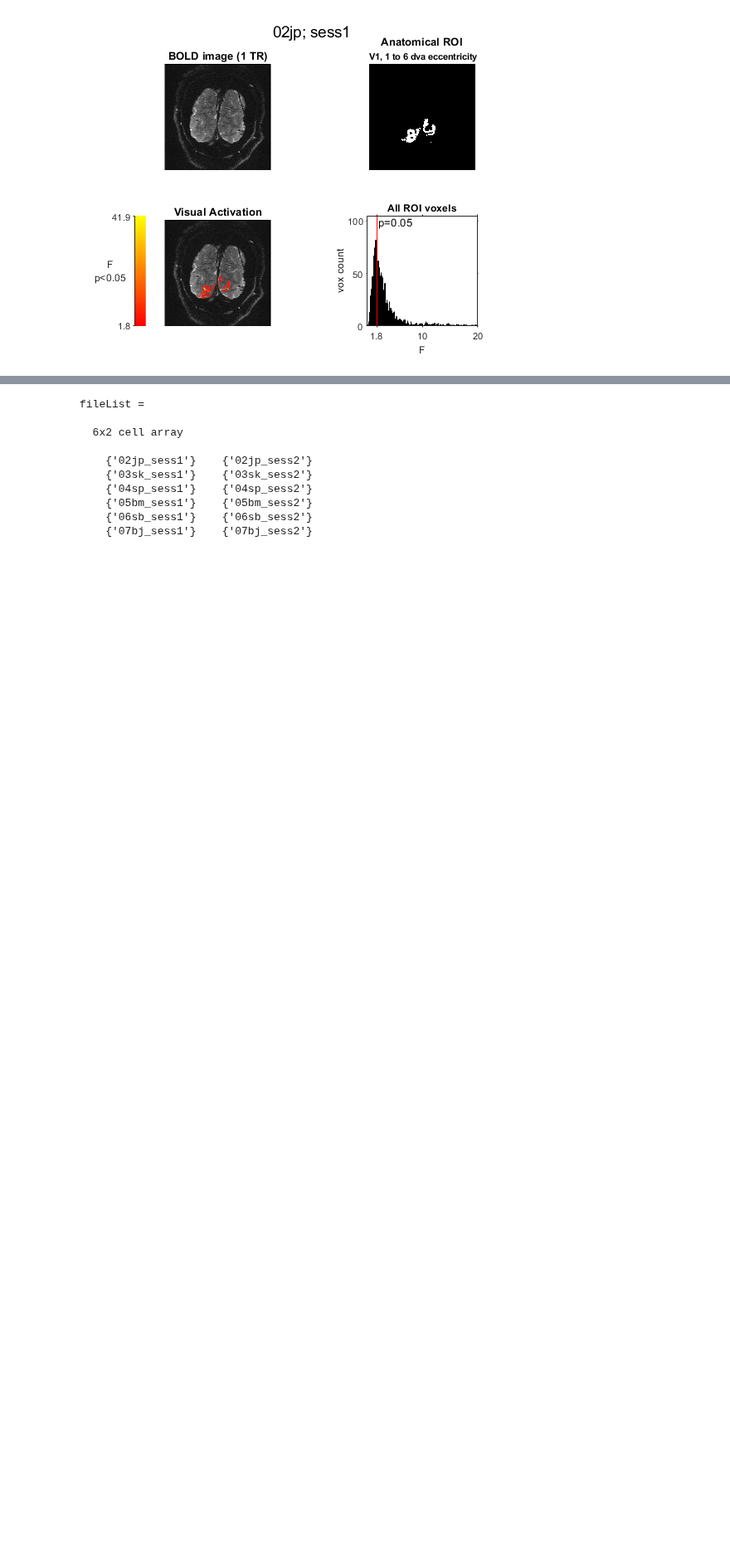
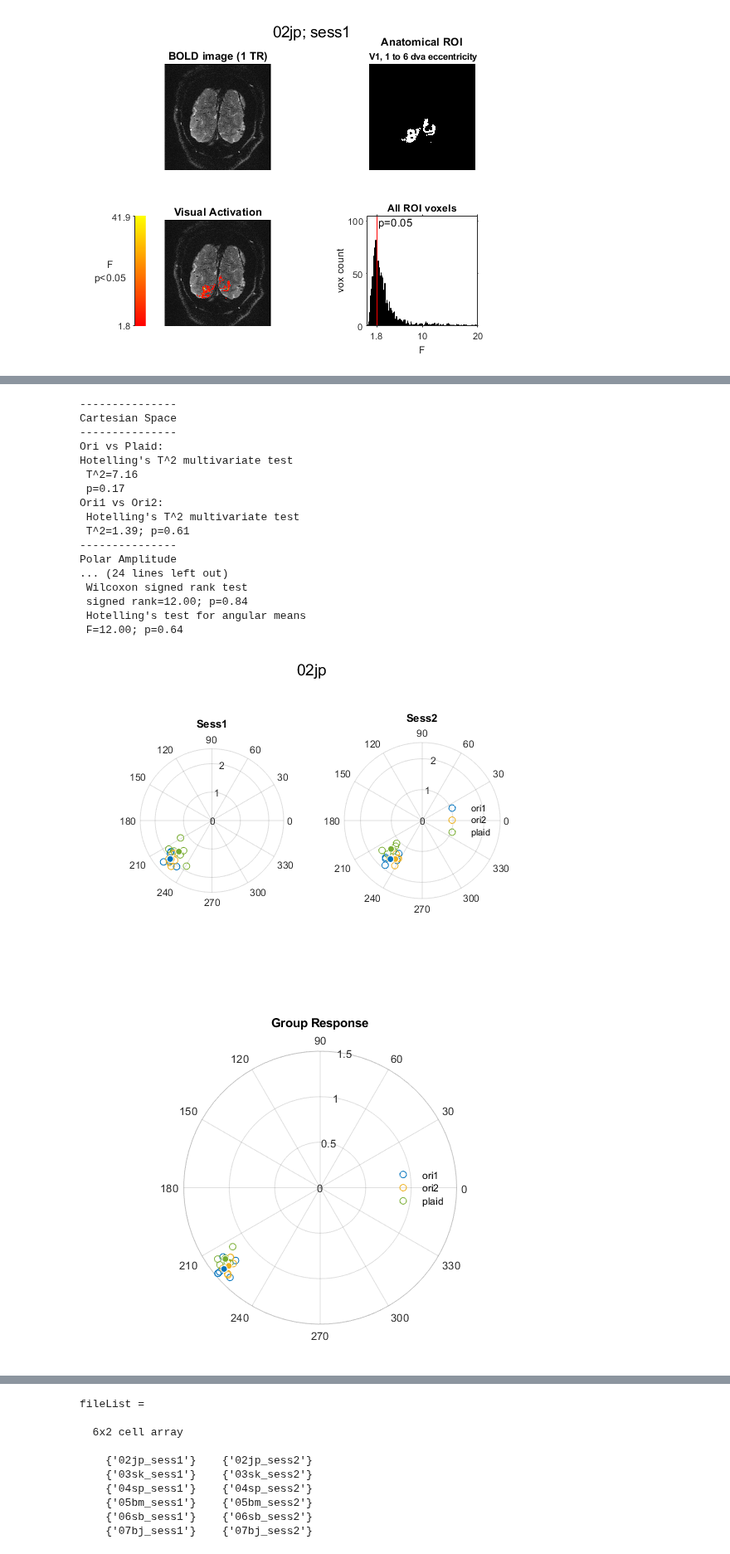
Before and after one commit to Proulx-S/HRdelay, a Jupyter notebook: neuroimaging/DecodingHR.ipynb, the cells around one changed output, grey strips where cells are left out. Shown at 83% size. Cells and saved outputs as stored; diff of their text form; code cells hidden in the pictures; blank space fills up the shorter version.

```diff
--- a/neuroimaging/DecodingHR.ipynb
+++ b/neuroimaging/DecodingHR.ipynb
@@ -66,0 +43,23 @@ Polar Amplitude
+# %%
+threshType = 'fdr'; % 'none', 'p' or 'fdr'
+sinusoidalGroupAnalysis(threshType)
+# %% [output]
+---------------
+Cartesian Space
+---------------
+Ori vs Plaid:
+Hotelling's T^2 multivariate test
+ T^2=7.16
+ p=0.17
+Ori1 vs Ori2:
+ Hotelling's T^2 multivariate test
+ T^2=1.39; p=0.61
+---------------
+Polar Amplitude
+... (24 lines left out)
+ Wilcoxon signed rank test
+ signed rank=12.00; p=0.84
+ Hotelling's test for angular means
+ F=12.00; p=0.64
+[figure, added]
+[figure, added]
```
Also changed, not shown: parts of 3 cells of this notebook, 3 other files.
